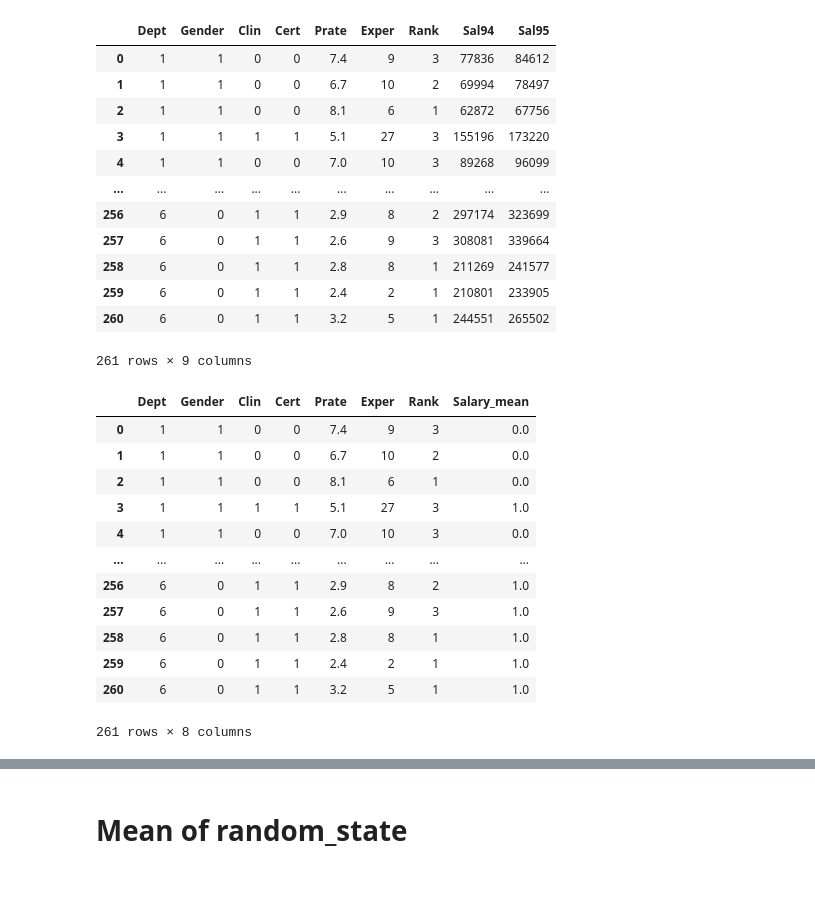
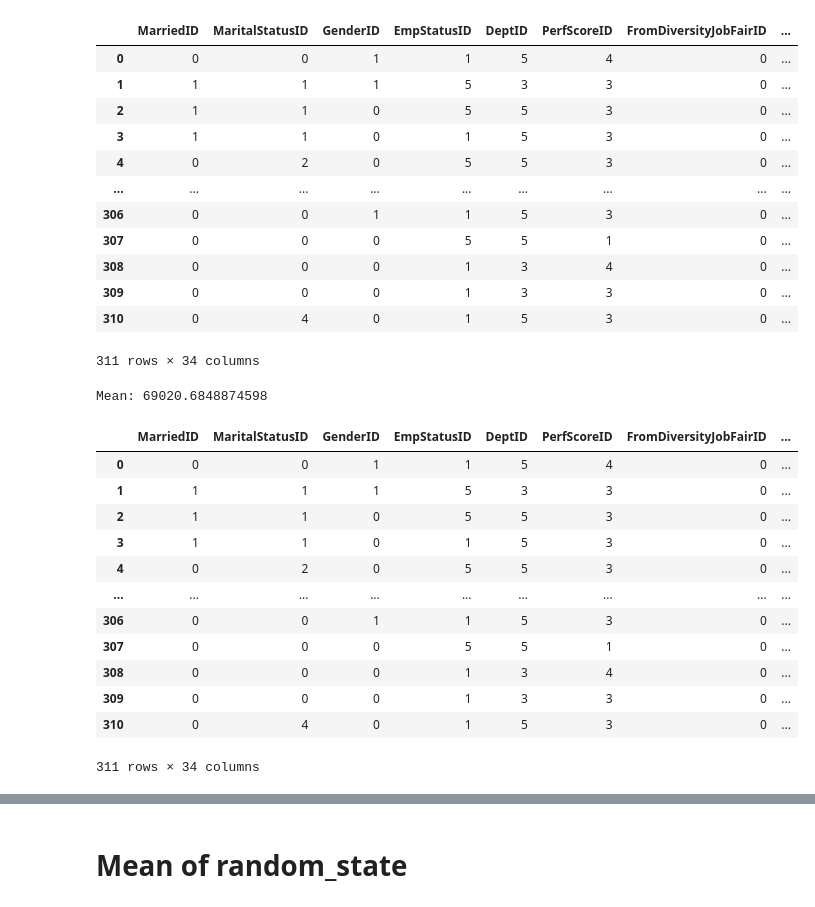
Before and after one commit to Hadyark/Masters-thesis_How-to-find-Decision-Trees-that-are-Optimal, a Jupyter notebook: MyCode/HR.ipynb, the cells around one changed output, grey strips where cells are left out. Cells and saved outputs as stored; diff of their text form; code cells hidden in the pictures.

```diff
--- a/MyCode/HR.ipynb
+++ b/MyCode/HR.ipynb
@@ -16,47 +16,60 @@ import MyCode.utils as utils
 import graphviz
 # %%
 pd.set_option('max_columns', None)
-FILE_NAME = "lawsuit_k_supp2"
+FILE_NAME = "HR"
 
 # src: https://www.kaggle.com/hjmjerry/gender-discrimination
-df = pandas.read_csv("dataset_perso/Lawsuit.csv")
-del df['ID']
+df = pandas.read_csv("dataset_perso/HRDataset_v14.csv")
+del df['Employee_Name']
+del df['EmpID']
 df
 # %% [output]
-|  | Dept | Gender | Clin | Cert | Prate | Exper | Rank | Sal94 | Sal95 |
-| 0 | 1 | 1 | 0 | 0 | 7.4 | 9 | 3 | 77836 | 84612 |
-| 1 | 1 | 1 | 0 | 0 | 6.7 | 10 | 2 | 69994 | 78497 |
-| 2 | 1 | 1 | 0 | 0 | 8.1 | 6 | 1 | 62872 | 67756 |
-| 3 | 1 | 1 | 1 | 1 | 5.1 | 27 | 3 | 155196 | 173220 |
-| 4 | 1 | 1 | 0 | 0 | 7.0 | 10 | 3 | 89268 | 96099 |
-| ... | ... | ... | ... | ... | ... | ... | ... | ... | ... |
-| 256 | 6 | 0 | 1 | 1 | 2.9 | 8 | 2 | 297174 | 323699 |
-| 257 | 6 | 0 | 1 | 1 | 2.6 | 9 | 3 | 308081 | 339664 |
-| 258 | 6 | 0 | 1 | 1 | 2.8 | 8 | 1 | 211269 | 241577 |
-| 259 | 6 | 0 | 1 | 1 | 2.4 | 2 | 1 | 210801 | 233905 |
-| 260 | 6 | 0 | 1 | 1 | 3.2 | 5 | 1 | 244551 | 265502 |
+|  | MarriedID | MaritalStatusID | GenderID | EmpStatusID | DeptID | PerfScoreID | FromDiversityJobFairID | ... |
+| 0 | 0 | 0 | 1 | 1 | 5 | 4 | 0 | ... |
+| 1 | 1 | 1 | 1 | 5 | 3 | 3 | 0 | ... |
+| 2 | 1 | 1 | 0 | 5 | 5 | 3 | 0 | ... |
+| 3 | 1 | 1 | 0 | 1 | 5 | 3 | 0 | ... |
+| 4 | 0 | 2 | 0 | 5 | 5 | 3 | 0 | ... |
+| ... | ... | ... | ... | ... | ... | ... | ... | ... |
+| 306 | 0 | 0 | 1 | 1 | 5 | 3 | 0 | ... |
+| 307 | 0 | 0 | 0 | 5 | 5 | 1 | 0 | ... |
+| 308 | 0 | 0 | 0 | 1 | 3 | 4 | 0 | ... |
+| 309 | 0 | 0 | 0 | 1 | 3 | 3 | 0 | ... |
+| 310 | 0 | 4 | 0 | 1 | 5 | 3 | 0 | ... |
-261 rows × 9 columns
+311 rows × 34 columns
 # %%
-salary_mean = np.mean(np.array(df["Sal94"].tolist(), float))
+salary_mean = np.mean(np.array(df["Salary"].tolist(), float))
+print(f"Mean: {salary_mean}")
 for i in range(0,len(df)):
-    if df.at[i, "Sal94"] >= salary_mean:
+    if df.at[i, "Salary"] >= salary_mean:
         df.at[i, "Salary_mean"] = 1
     else:
         df.at[i, "Salary_mean"] = 0
-del df["Sal94"]
-del df["Sal95"]
+del df["Salary"]
+
+for i in range(0,len(df)):
+    df.at[i, "Absences"] = df.at[i, "Absences"] / 5
+for i in range(0,len(df)):
+    df.at[i, "EngagementSurvey"] = int(df.at[i, "EngagementSurvey"])
+for i in range(0,len(df)):
+    if df.at[i, "HispanicLatino"] == 'Yes' or df.at[i, "HispanicLatino"] == 'yes' :
+        df.at[i, "HispanicLatino"] = 1
+    elif df.at[i, "HispanicLatino"] == 'No' or df.at[i, "HispanicLatino"] == 'no' :
+        df.at[i, "HispanicLatino"] = 0
+
 df
 # %% [output]
+Mean: 69020.6848874598
-|  | Dept | Gender | Clin | Cert | Prate | Exper | Rank | Salary_mean |
-| 0 | 1 | 1 | 0 | 0 | 7.4 | 9 | 3 | 0.0 |
-| 1 | 1 | 1 | 0 | 0 | 6.7 | 10 | 2 | 0.0 |
-| 2 | 1 | 1 | 0 | 0 | 8.1 | 6 | 1 | 0.0 |
-| 3 | 1 | 1 | 1 | 1 | 5.1 | 27 | 3 | 1.0 |
-| 4 | 1 | 1 | 0 | 0 | 7.0 | 10 | 3 | 0.0 |
+|  | MarriedID | MaritalStatusID | GenderID | EmpStatusID | DeptID | PerfScoreID | FromDiversityJobFairID | ... |
+| 0 | 0 | 0 | 1 | 1 | 5 | 4 | 0 | ... |
+| 1 | 1 | 1 | 1 | 5 | 3 | 3 | 0 | ... |
+| 2 | 1 | 1 | 0 | 5 | 5 | 3 | 0 | ... |
+| 3 | 1 | 1 | 0 | 1 | 5 | 3 | 0 | ... |
+| 4 | 0 | 2 | 0 | 5 | 5 | 3 | 0 | ... |
 | ... | ... | ... | ... | ... | ... | ... | ... | ... |
-| 256 | 6 | 0 | 1 | 1 | 2.9 | 8 | 2 | 1.0 |
-| 257 | 6 | 0 | 1 | 1 | 2.6 | 9 | 3 | 1.0 |
-| 258 | 6 | 0 | 1 | 1 | 2.8 | 8 | 1 | 1.0 |
-| 259 | 6 | 0 | 1 | 1 | 2.4 | 2 | 1 | 1.0 |
-| 260 | 6 | 0 | 1 | 1 | 3.2 | 5 | 1 | 1.0 |
+| 306 | 0 | 0 | 1 | 1 | 5 | 3 | 0 | ... |
+| 307 | 0 | 0 | 0 | 5 | 5 | 1 | 0 | ... |
+| 308 | 0 | 0 | 0 | 1 | 3 | 4 | 0 | ... |
+| 309 | 0 | 0 | 0 | 1 | 3 | 3 | 0 | ... |
+| 310 | 0 | 4 | 0 | 1 | 5 | 3 | 0 | ... |
-261 rows × 8 columns
+311 rows × 34 columns
```
Also changed, not shown: parts of 21 cells of this notebook, 11 other files.
